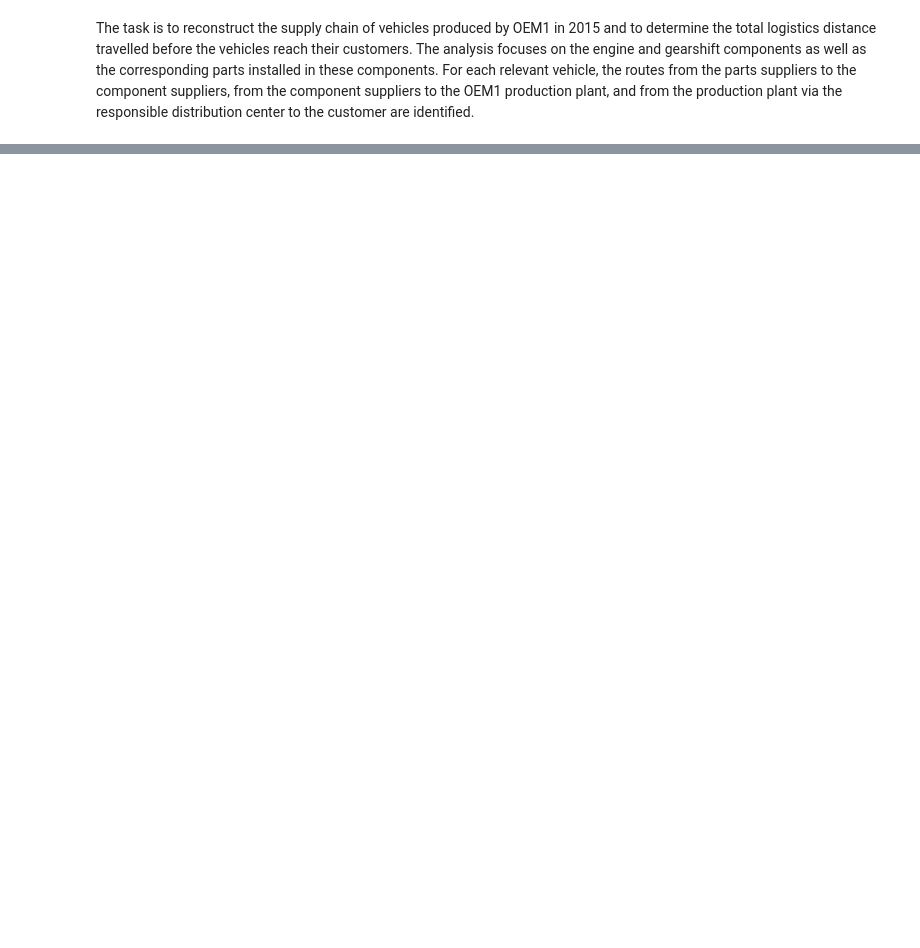
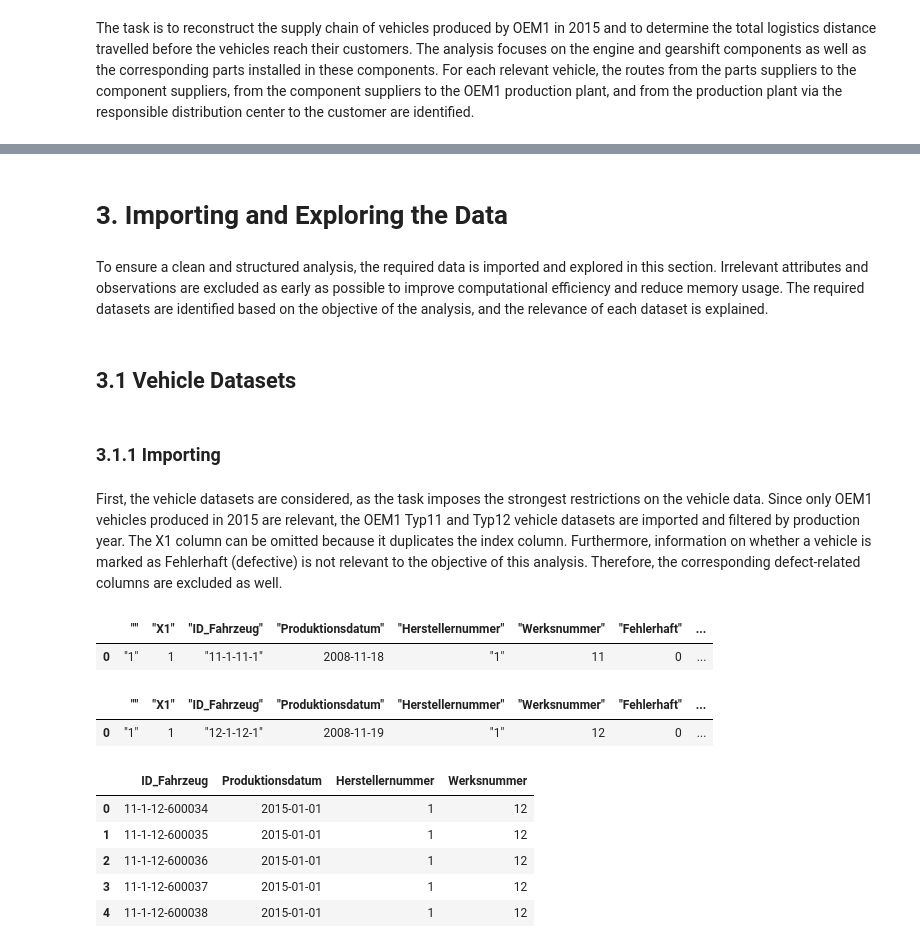
Before and after one commit to Kian7667/Car_Supply_Chain_Analysis, a Jupyter notebook: SoSe26_Case_Study_Group_11.ipynb, the cells around one changed output, grey strips where cells are left out. Saved outputs shown, nothing was run; the diff lists cells and outputs as text; code cells hidden in the pictures; blank space fills up the shorter version.

Commit message:
Finalized General tasks + Case Study is ongoing

```diff
--- a/SoSe26_Case_Study_Group_11.ipynb
+++ b/SoSe26_Case_Study_Group_11.ipynb
@@ -169,0 +88,40 @@ dtype: int64
+# %% [markdown]
+# 3. Importing and Exploring the Data
+# %% [markdown]
+To ensure a clean and structured analysis, the required data is imported and explored in this section. Irrelevant attributes and observations are excluded as early as possible to improve computational efficiency and reduce memory usage. The required datasets are identified based on the objective of the analysis, and the relevance of each dataset is explained.
+# %% [markdown]
+## 3.1 Vehicle Datasets
+# %% [markdown]
+### 3.1.1 Importing
+# %% [markdown]
+First, the vehicle datasets are considered, as the task imposes the strongest restrictions on the vehicle data. Since only OEM1 vehicles produced in 2015 are relevant, the OEM1 Typ11 and Typ12 vehicle datasets are imported and filtered by production year. The X1 column can be omitted because it duplicates the index column. Furthermore, information on whether a vehicle is marked as Fehlerhaft (defective) is not relevant to the objective of this analysis. Therefore, the corresponding defect-related columns are excluded as well.
+# %%
+first_line_preview("data/IDA SoSe26 - Data/Fahrzeug/Fahrzeuge_OEM1_Typ11.csv")
+# %% [output]
+|  | "" | "X1" | "ID_Fahrzeug" | "Produktionsdatum" | "Herstellernummer" | "Werksnummer" | "Fehlerhaft" | ... |
+| 0 | "1" | 1 | "11-1-11-1" | 2008-11-18 | "1" | 11 | 0 | ... |
+# %%
+first_line_preview("data/IDA SoSe26 - Data/Fahrzeug/Fahrzeuge_OEM1_Typ12.csv", sep = ";")
+# %% [output]
+|  | "" | "X1" | "ID_Fahrzeug" | "Produktionsdatum" | "Herstellernummer" | "Werksnummer" | "Fehlerhaft" | ... |
+| 0 | "1" | 1 | "12-1-12-1" | 2008-11-19 | "1" | 12 | 0 | ... |
+# %%
+Typ11_chunks_2015 = []
+
+for chunk in pd.read_csv(
+    "data/IDA SoSe26 - Data/Fahrzeug/Fahrzeuge_OEM1_Typ11.csv",
+    usecols=["ID_Fahrzeug", "Produktionsdatum", "Herstellernummer", "Werksnummer"],
+    parse_dates=["Produktionsdatum"],
+    chunksize=100_000
+):
+    Typ11_chunks_2015.append(chunk[chunk["Produktionsdatum"].dt.year == 2015])
+
+OEM1_Typ11 = pd.concat(Typ11_chunks_2015, ignore_index= True)
+OEM1_Typ11.head()
+# %% [output]
+|  | ID_Fahrzeug | Produktionsdatum | Herstellernummer | Werksnummer |
+| 0 | 11-1-12-600034 | 2015-01-01 | 1 | 12 |
+| 1 | 11-1-12-600035 | 2015-01-01 | 1 | 12 |
+| 2 | 11-1-12-600036 | 2015-01-01 | 1 | 12 |
+| 3 | 11-1-12-600037 | 2015-01-01 | 1 | 12 |
+| 4 | 11-1-12-600038 | 2015-01-01 | 1 | 12 |
```
Also changed, not shown: parts of 49 cells of this notebook, 1 other file.
